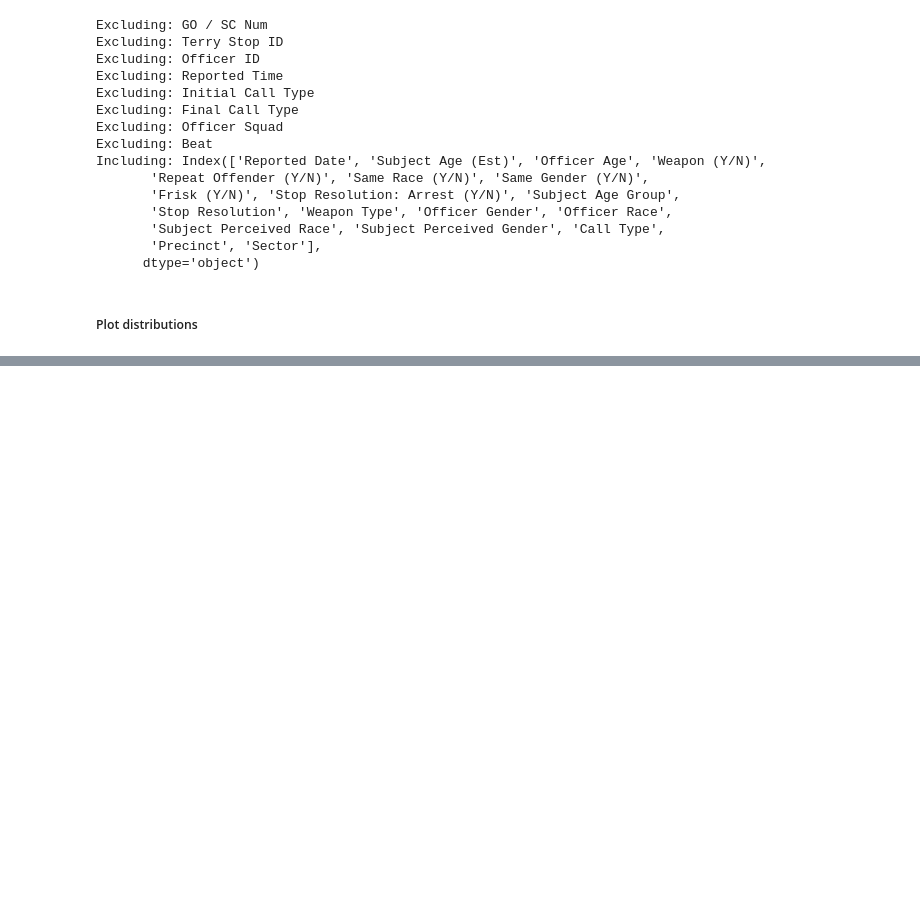
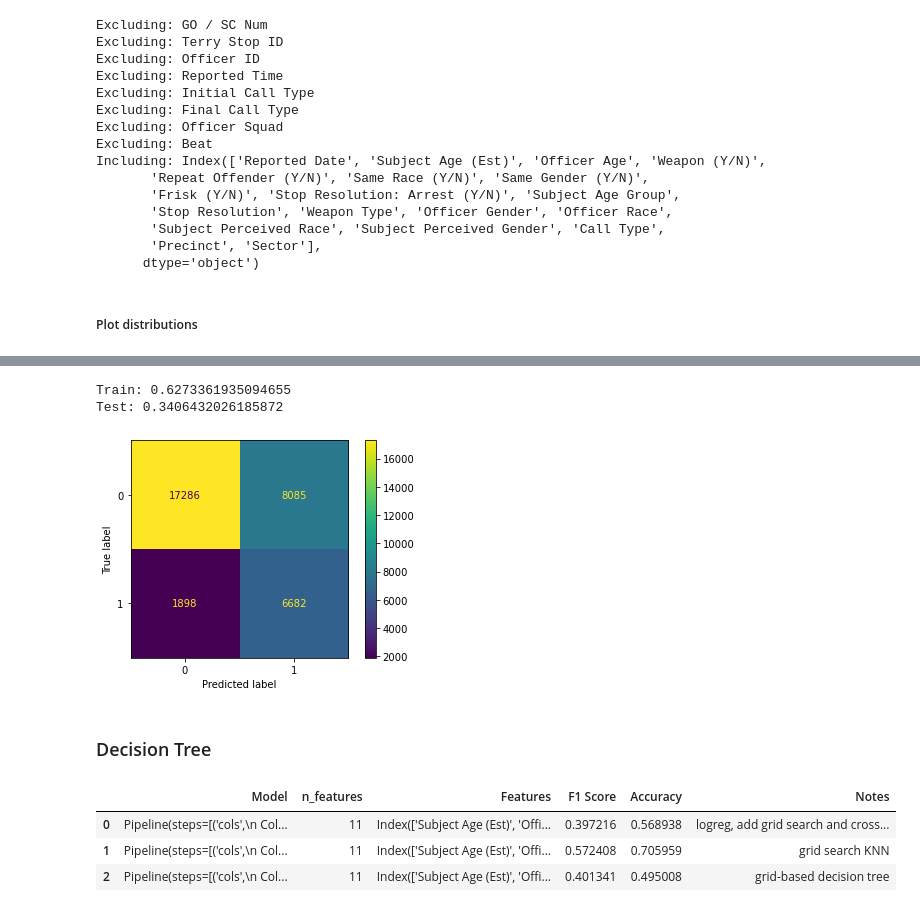
Before and after one commit to sethnlewis/Policing-Bias, a Jupyter notebook: analysis/EDA.ipynb, the cells around one changed output, grey strips where cells are left out. Cells and saved outputs as stored; diff of their text form; code cells hidden in the pictures; blank space fills up the shorter version.

```diff
--- a/analysis/EDA.ipynb
+++ b/analysis/EDA.ipynb
@@ -10,7 +10,6 @@ import os, sys
 
 from custom_functions import *
 from datetime import time
-#from sklearn.pipeline import make_pipeline, Pipeline
 from imblearn.pipeline import make_pipeline, Pipeline
 from sklearn.model_selection import train_test_split
 from sklearn.model_selection import cross_val_score, KFold, GridSearchCV
@@ -24,6 +23,7 @@ from sklearn.tree import DecisionTreeClassifier
 from sklearn.ensemble import RandomForestClassifier
 from xgboost import XGBClassifier
 from feature_importance import FeatureImportance
+from sklearn.tree import plot_tree
 
 
 from imblearn.over_sampling import SMOTE
@@ -33,7 +33,7 @@ from imblearn.over_sampling import SMOTE
 %matplotlib inline
 pd.set_option('display.max_columns', 100)
 
-RANDOM_STATE = 1000
+RANDOM_STATE = 0
 
 raw_terry_path = os.path.join('..', 'data', 'raw', 'terry-stops.csv')
 processed_data_path = os.path.join('..', 'data', 'processed')
@@ -839,0 +470,27 @@ KeyboardInterrupt:
+# %%
+# Split data
+y_label = 'Stop Resolution: Arrest (Y/N)'
+X = df_refined.drop([y_label,
+                     'Frisk (Y/N)',
+                     'Reported Date',
+                     'Subject Age Group',
+                     'Stop Resolution',
+                     'Call Type',
+                     'Precinct',
+                     'Sector'],
+                     axis=1)
+y = df_refined[y_label]
+
+X, X_test, y, y_test = train_test_split(X, y, random_state = RANDOM_STATE)
+
+# Remove temptation to touch test dataset
+test_data = {'X_test': X_test, 'y_test': y_test}
+with open (os.path.join(processed_data_path, 'test_data.pickle'), 'wb') as f:
+    pickle.dump (test_data, f)
+X_test = None
+y_test = None
+X.reset_index(drop=True, inplace=True)
+y.reset_index(drop=True, inplace=True)
+
+# Declare object to hold history of all model runs
+model_history = ModelHistory()
@@ -839,0 +605,27 @@ KeyboardInterrupt:
+# %%
+train_test_scores(search)
+plot_confusion_matrix(search.best_estimator_, X, y);
+# %% [output]
+Train: 0.6273361935094655
+Test: 0.3406432026185872
+[figure, added]
+# %% [markdown]
+### Decision Tree
+# %%
+pipe = Pipeline([('cols', transformer_ss),
+                 ('smote', smote),
+                 ('model', model_dt)])
+
+param_grid = {'model__max_depth': [2, 6, 10],
+              'model__criterion': ['gini', 'entropy'],
+              'model__min_samples_split': [5, 10],
+              'model__min_samples_leaf': [5, 10]}
+
+search = GridSearchCV(pipe, param_grid, cv=kfold, n_jobs=JOBS, scoring='f1', return_train_score=True)
+search.fit(X, y)
+model_history.add_model(search.best_estimator_, X, y, display_results=True, notes='grid-based decision tree')
+# %% [output]
+|  | Model | n_features | Features | F1 Score | Accuracy | Notes |
+| 0 | Pipeline(steps=[('cols',\n Col... | 11 | Index(['Subject Age (Est)', 'Offi... | 0.397216 | 0.568938 | logreg, add grid search and cross... |
+| 1 | Pipeline(steps=[('cols',\n Col... | 11 | Index(['Subject Age (Est)', 'Offi... | 0.572408 | 0.705959 | grid search KNN |
+| 2 | Pipeline(steps=[('cols',\n Col... | 11 | Index(['Subject Age (Est)', 'Offi... | 0.401341 | 0.495008 | grid-based decision tree |
```
Also changed, not shown: parts of 58 cells of this notebook, 2 other files.
